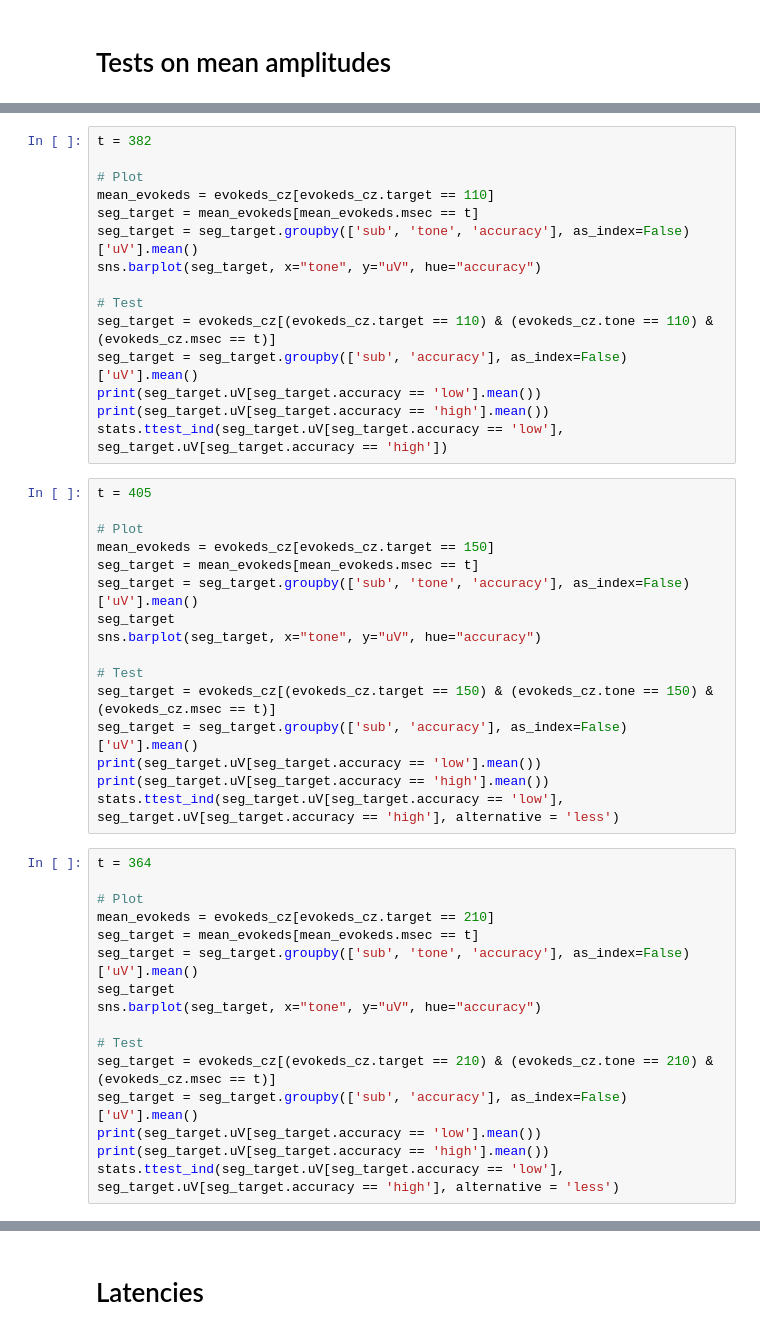
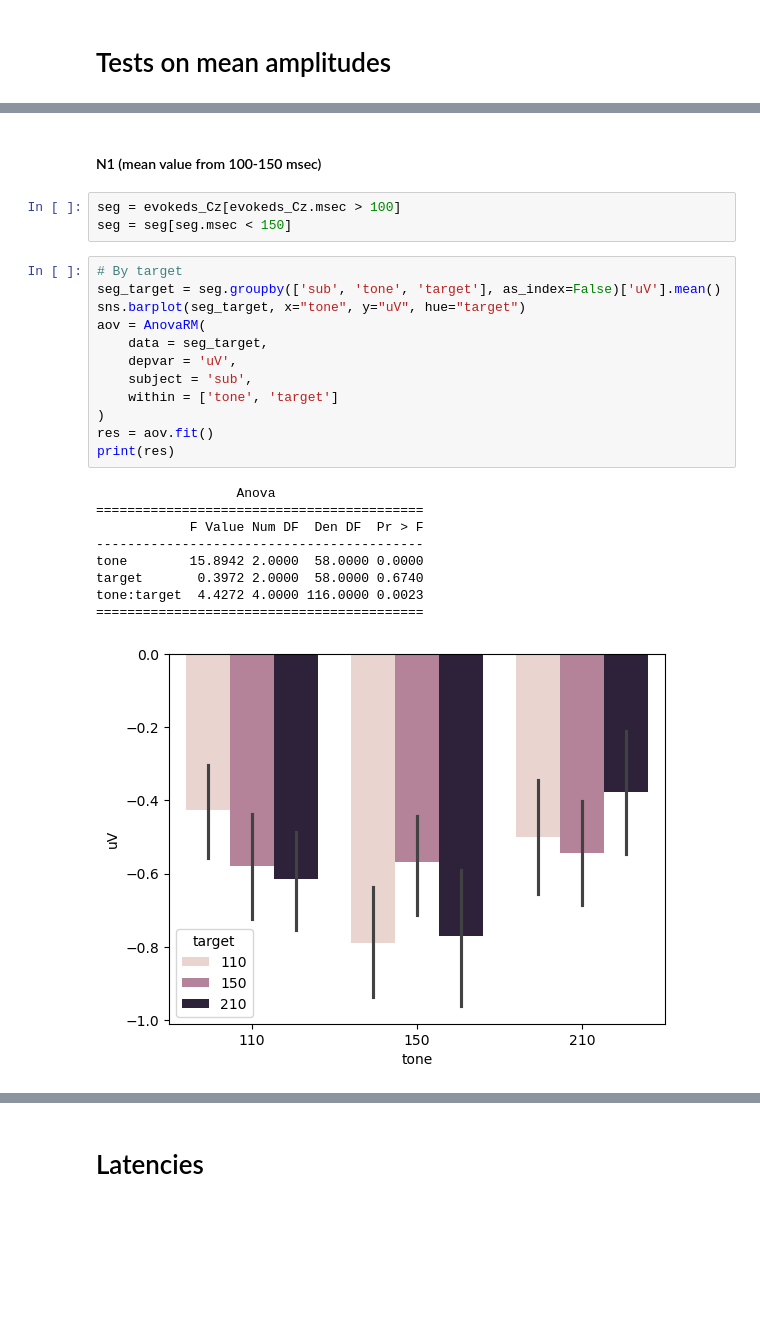
Before and after one commit to letitiayhho/expectations-ffr, a Jupyter notebook: analysis/erp-tests.ipynb, the cells around one changed output, grey strips where cells are left out. Cells and saved outputs as stored; diff of their text form; blank space fills up the shorter version.

Commit message:
Clean out redundant tests

```diff
--- a/analysis/erp-tests.ipynb
+++ b/analysis/erp-tests.ipynb
@@ -292,47 +119,27 @@ print(res)
-# %%
-t = 382
-
-# Plot
-mean_evokeds = evokeds_cz[evokeds_cz.target == 110]
-seg_target = mean_evokeds[mean_evokeds.msec == t]
-seg_target = seg_target.groupby(['sub', 'tone', 'accuracy'], as_index=False)['uV'].mean()
-sns.barplot(seg_target, x="tone", y="uV", hue="accuracy")
-
-# Test
-seg_target = evokeds_cz[(evokeds_cz.target == 110) & (evokeds_cz.tone == 110) & (evokeds_cz.msec == t)]
-seg_target = seg_target.groupby(['sub', 'accuracy'], as_index=False)['uV'].mean()
-print(seg_target.uV[seg_target.accuracy == 'low'].mean())
-print(seg_target.uV[seg_target.accuracy == 'high'].mean())
-stats.ttest_ind(seg_target.uV[seg_target.accuracy == 'low'], seg_target.uV[seg_target.accuracy == 'high'])
-# %%
-t = 405
-
-# Plot
-mean_evokeds = evokeds_cz[evokeds_cz.target == 150]
-seg_target = mean_evokeds[mean_evokeds.msec == t]
-seg_target = seg_target.groupby(['sub', 'tone', 'accuracy'], as_index=False)['uV'].mean()
-seg_target
-sns.barplot(seg_target, x="tone", y="uV", hue="accuracy")
-
-# Test
-seg_target = evokeds_cz[(evokeds_cz.target == 150) & (evokeds_cz.tone == 150) & (evokeds_cz.msec == t)]
-seg_target = seg_target.groupby(['sub', 'accuracy'], as_index=False)['uV'].mean()
-print(seg_target.uV[seg_target.accuracy == 'low'].mean())
-print(seg_target.uV[seg_target.accuracy == 'high'].mean())
-stats.ttest_ind(seg_target.uV[seg_target.accuracy == 'low'], seg_target.uV[seg_target.accuracy == 'high'], alternative = 'less')
-# %%
-t = 364
-
-# Plot
-mean_evokeds = evokeds_cz[evokeds_cz.target == 210]
-seg_target = mean_evokeds[mean_evokeds.msec == t]
-seg_target = seg_target.groupby(['sub', 'tone', 'accuracy'], as_index=False)['uV'].mean()
-seg_target
-sns.barplot(seg_target, x="tone", y="uV", hue="accuracy")
-
-# Test
-seg_target = evokeds_cz[(evokeds_cz.target == 210) & (evokeds_cz.tone == 210) & (evokeds_cz.msec == t)]
-seg_target = seg_target.groupby(['sub', 'accuracy'], as_index=False)['uV'].mean()
-print(seg_target.uV[seg_target.accuracy == 'low'].mean())
-print(seg_target.uV[seg_target.accuracy == 'high'].mean())
-stats.ttest_ind(seg_target.uV[seg_target.accuracy == 'low'], seg_target.uV[seg_target.accuracy == 'high'], alternative = 'less')
+# %% [markdown]
+#### N1 (mean value from 100-150 msec)
+# %%
+seg = evokeds_Cz[evokeds_Cz.msec > 100]
+seg = seg[seg.msec < 150]
+# %%
+# By target
+seg_target = seg.groupby(['sub', 'tone', 'target'], as_index=False)['uV'].mean()
+sns.barplot(seg_target, x="tone", y="uV", hue="target")
+aov = AnovaRM(
+    data = seg_target,
+    depvar = 'uV',
+    subject = 'sub',
+    within = ['tone', 'target']
+)
+res = aov.fit()
+print(res)
+# %% [output]
+                  Anova
+==========================================
+            F Value Num DF  Den DF  Pr > F
+------------------------------------------
+tone        15.8942 2.0000  58.0000 0.0000
+target       0.3972 2.0000  58.0000 0.6740
+tone:target  4.4272 4.0000 116.0000 0.0023
+==========================================
+[figure, added]
```
Also changed, not shown: parts of 35 cells of this notebook.
